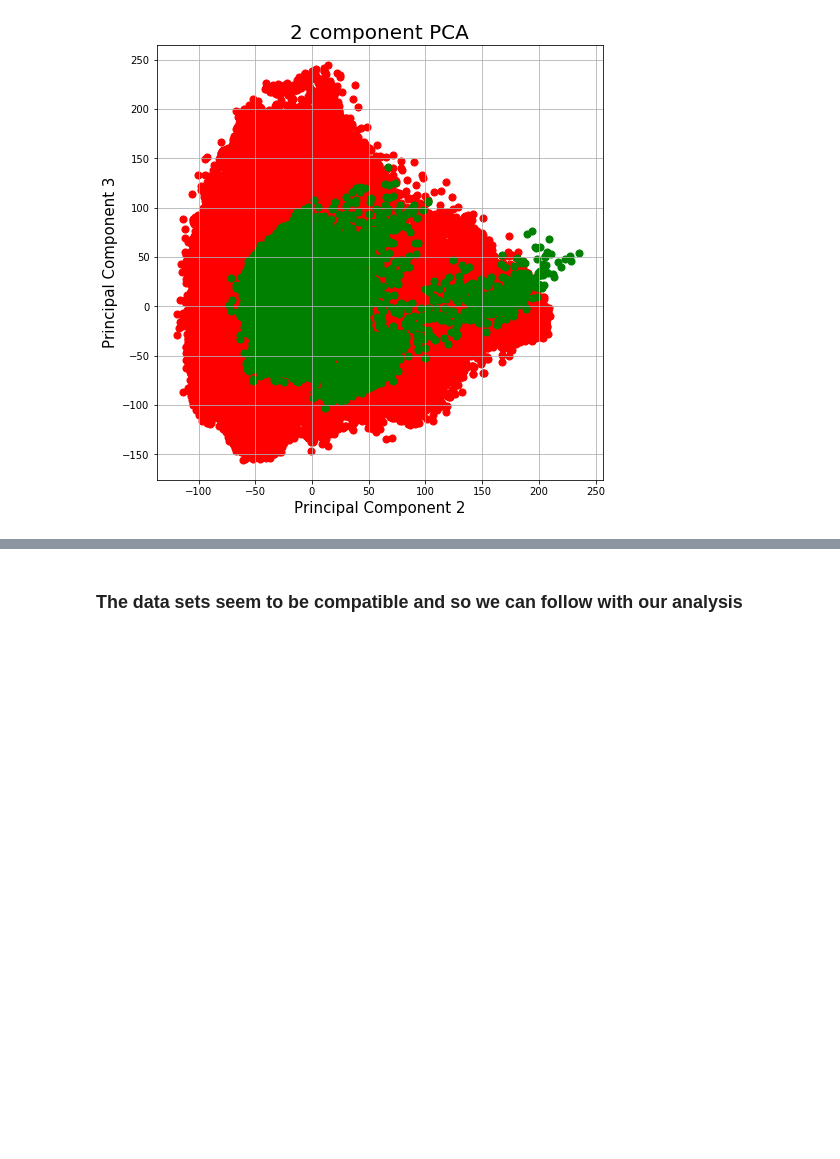
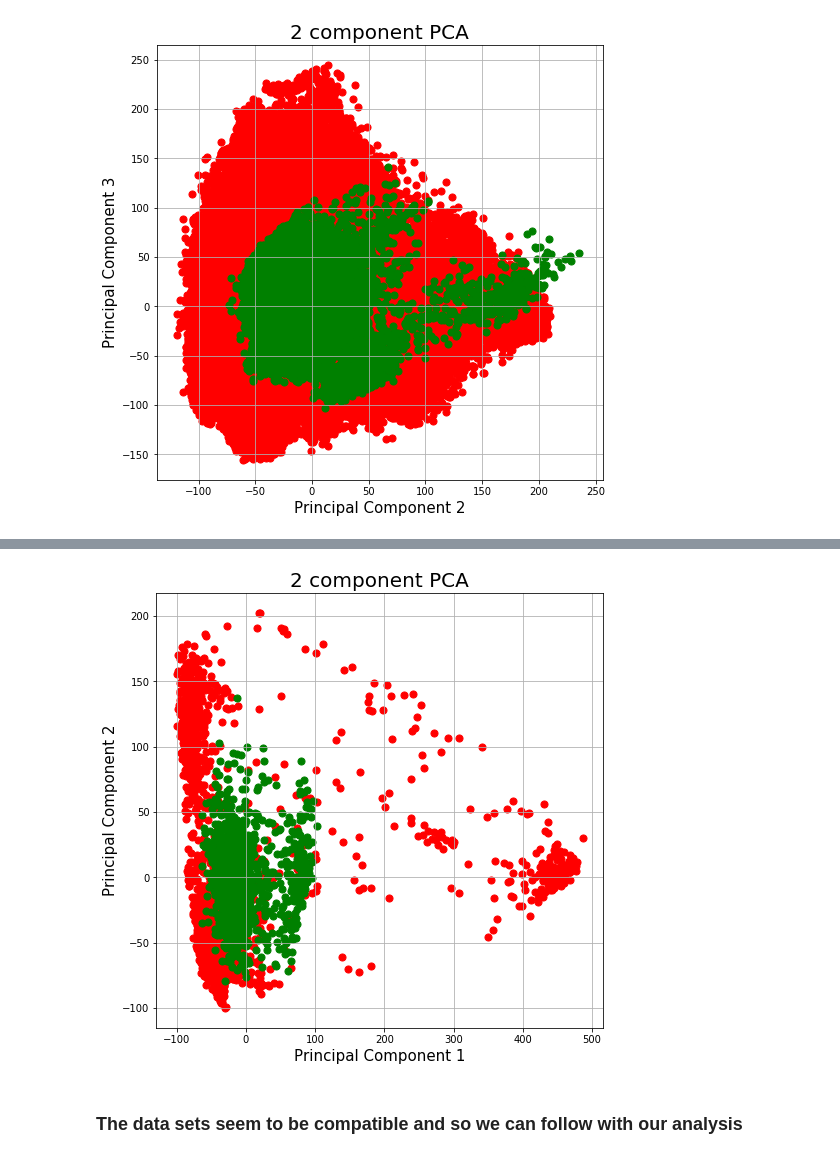
Before and after one commit to DEIB-GECO/brca_subtype, a Jupyter notebook: notebooks/ARCHS4_tcga_preprocessing.ipynb, the cells around one changed output, grey strips where cells are left out. Drawn from its saved outputs; the diff is of its cells as text; code cells hidden in the pictures; blank space fills up the shorter version.

```diff
--- a/notebooks/ARCHS4_tcga_preprocessing.ipynb
+++ b/notebooks/ARCHS4_tcga_preprocessing.ipynb
@@ -509,2 +529,28 @@ ax.grid()
+# %%
+tcga_raw_brca_train.drop(["tcga_id", "Ciriello_subtype", "sample_id", "cancer_type"], axis=1, inplace=True)
+tcga_raw_brca_test.drop(["tcga_id", "subtype", "sample_id", "cancer_type"], axis=1, inplace=True)
+# %%
+tcga_raw_brca = pd.concat([tcga_raw_brca_train, tcga_raw_brca_test], axis=0)
+# %%
+from sklearn.decomposition import PCA
+pca = PCA(n_components=2)
+archs4_brca_comp = pca.fit_transform(archs4_brca)
+tcga_brca_comp = pca.fit_transform(tcga_raw_brca)
+# %%
+archs4_brca_comp_df = pd.DataFrame(archs4_brca_comp, columns = ['principal component 1', 'principal component 2'])
+tcga_brca_comp_df = pd.DataFrame(tcga_brca_comp, columns = ['principal component 1', 'principal component 2'])
+# %%
+import matplotlib.pyplot as plt
+fig = plt.figure(figsize = (8,8))
+ax = fig.add_subplot(1,1,1)
+ax.set_xlabel('Principal Component 1', fontsize = 15)
+ax.set_ylabel('Principal Component 2', fontsize = 15)
+ax.set_title('2 component PCA', fontsize = 20)
+
+ax.scatter(archs4_brca_comp_df['principal component 1'] , archs4_brca_comp_df['principal component 2'], c = 'r' , s = 50)
+ax.scatter(tcga_brca_comp_df['principal component 1'] , tcga_brca_comp_df['principal component 2'], c = 'g' , s = 50)
+ax.grid()
+# %% [output]
+[figure, added]
 # %% [markdown]
 ### The data sets seem to be compatible and so we can follow with our analysis
```
Also changed, not shown: parts of 9 cells of this notebook, 4 other files.
